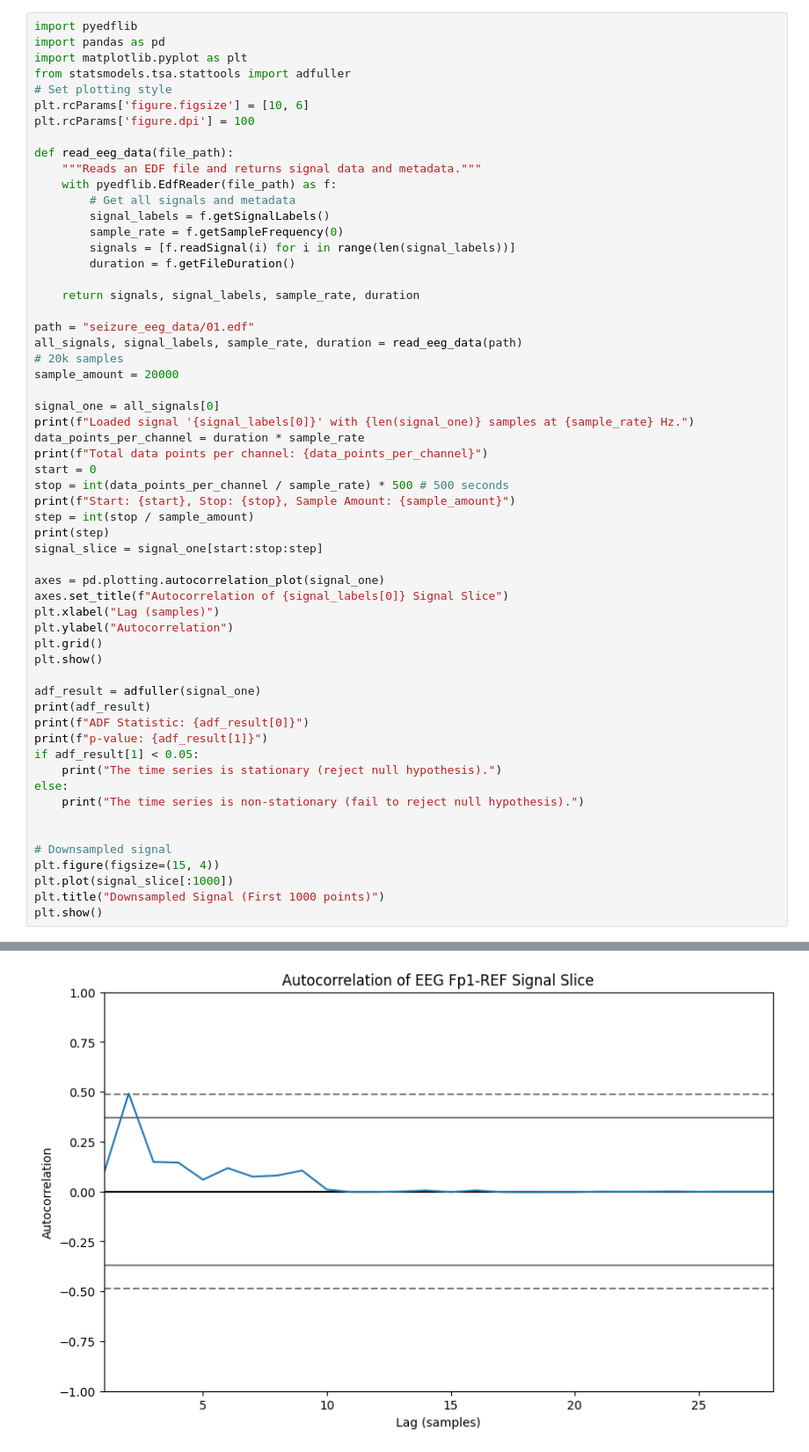
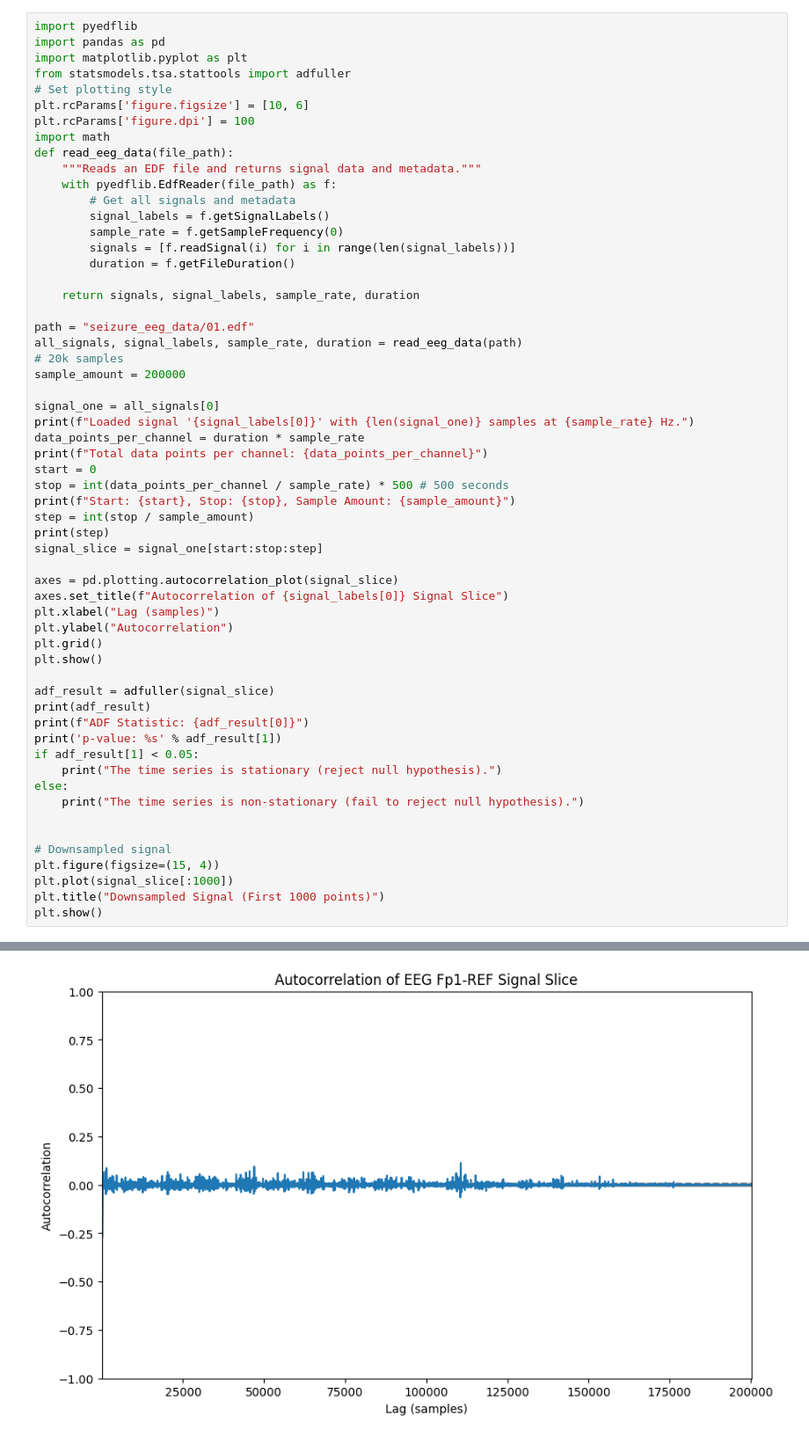
Before and after one commit to Aloxion/summer-school-ai, a Jupyter notebook: main/module3/module_3_-_eeg_&_eplieptic_seizures/task1.ipynb, the cells around one changed output, grey strips where cells are left out. Shown at 88% size. Drawn from its saved outputs; the diff is of its cells as text.

```diff
--- a/main/module3/module_3_-_eeg_&_eplieptic_seizures/task1.ipynb
+++ b/main/module3/module_3_-_eeg_&_eplieptic_seizures/task1.ipynb
@@ -6,7 +6,7 @@ from statsmodels.tsa.stattools import adfuller
 # Set plotting style
 plt.rcParams['figure.figsize'] = [10, 6]
 plt.rcParams['figure.dpi'] = 100
-
+import math
 def read_eeg_data(file_path):
     """Reads an EDF file and returns signal data and metadata."""
     with pyedflib.EdfReader(file_path) as f:
@@ -21,7 +21,7 @@ def read_eeg_data(file_path):
 path = "seizure_eeg_data/01.edf"
 all_signals, signal_labels, sample_rate, duration = read_eeg_data(path)
 # 20k samples
-sample_amount = 20000
+sample_amount = 200000
 
 signal_one = all_signals[0]
 print(f"Loaded signal '{signal_labels[0]}' with {len(signal_one)} samples at {sample_rate} Hz.")
@@ -34,17 +34,17 @@ step = int(stop / sample_amount)
 print(step)
 signal_slice = signal_one[start:stop:step]
 
-axes = pd.plotting.autocorrelation_plot(signal_one)
+axes = pd.plotting.autocorrelation_plot(signal_slice)
 axes.set_title(f"Autocorrelation of {signal_labels[0]} Signal Slice")
 plt.xlabel("Lag (samples)")
 plt.ylabel("Autocorrelation")
 plt.grid()
 plt.show()
 
-adf_result = adfuller(signal_one)
+adf_result = adfuller(signal_slice)
 print(adf_result)
 print(f"ADF Statistic: {adf_result[0]}")
-print(f"p-value: {adf_result[1]}")
+print('p-value: %s' % adf_result[1])
 if adf_result[1] < 0.05:
     print("The time series is stationary (reject null hypothesis).")
 else:
@@ -64 +64 @@ Start: 0, Stop: 3603000, Sample Amount: 20000
-[figure, old version]
+[figure, new version]
```
Also changed, not shown: parts of 1 cell of this notebook.
